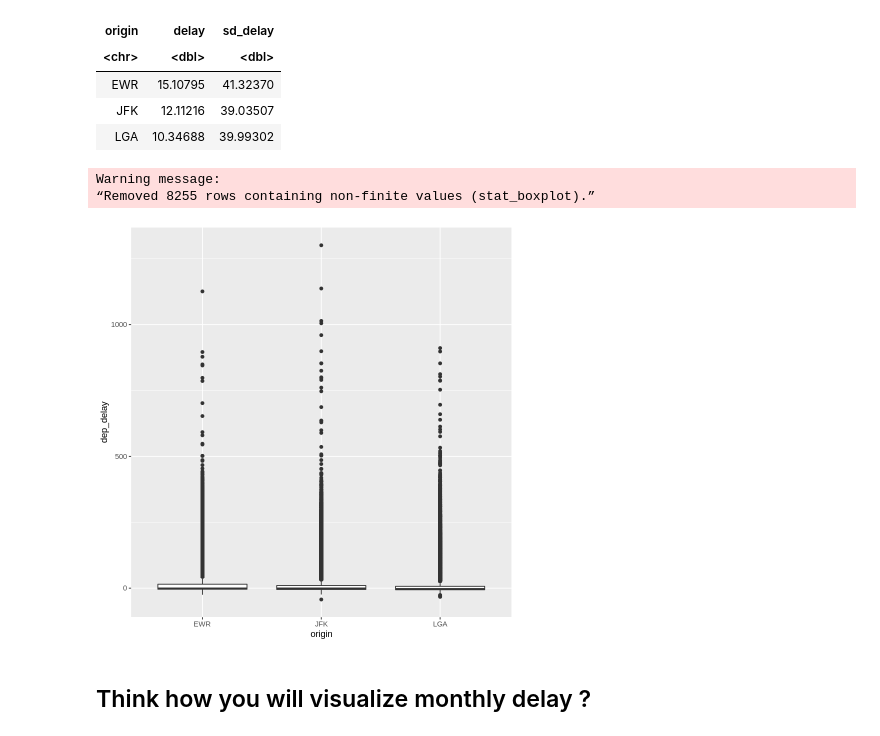
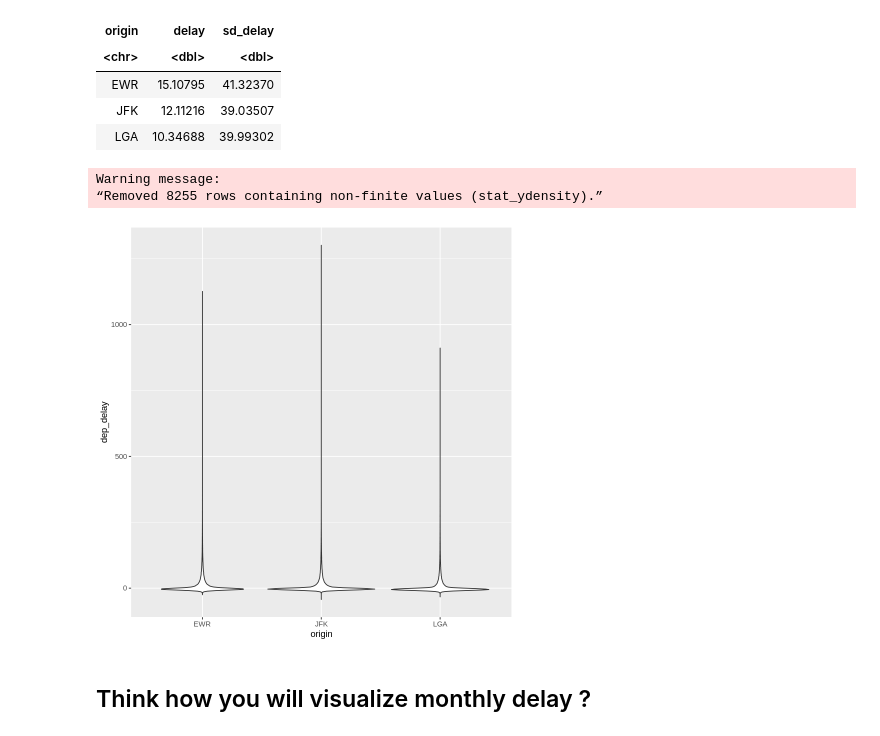
Before and after one commit to ikwak2/testrepository, a Jupyter notebook: R4df_1.ipynb, the cells around one changed output. Saved outputs shown, nothing was run; the diff lists cells and outputs as text; code cells hidden in the pictures.

```diff
--- a/R4df_1.ipynb
+++ b/R4df_1.ipynb
@@ -620,10 +672,10 @@ A tibble: 3 × 3
 | JFK | 12.11216 | 39.03507 |
 | LGA | 10.34688 | 39.99302 |
 # %%
-flights %>% ggplot(aes(x = origin, y=dep_delay )) + geom_boxplot()
+flights %>% ggplot(aes(x = origin, y=dep_delay )) + geom_violin()
 # %% [output]
 Warning message:
-“Removed 8255 rows containing non-finite values (stat_boxplot).”
+“Removed 8255 rows containing non-finite values (stat_ydensity).”
-[figure, old version]
+[figure, new version]
 # %% [markdown]
 ## Think how you will visualize monthly delay ?
```
Also changed, not shown: parts of 15 cells of this notebook.
